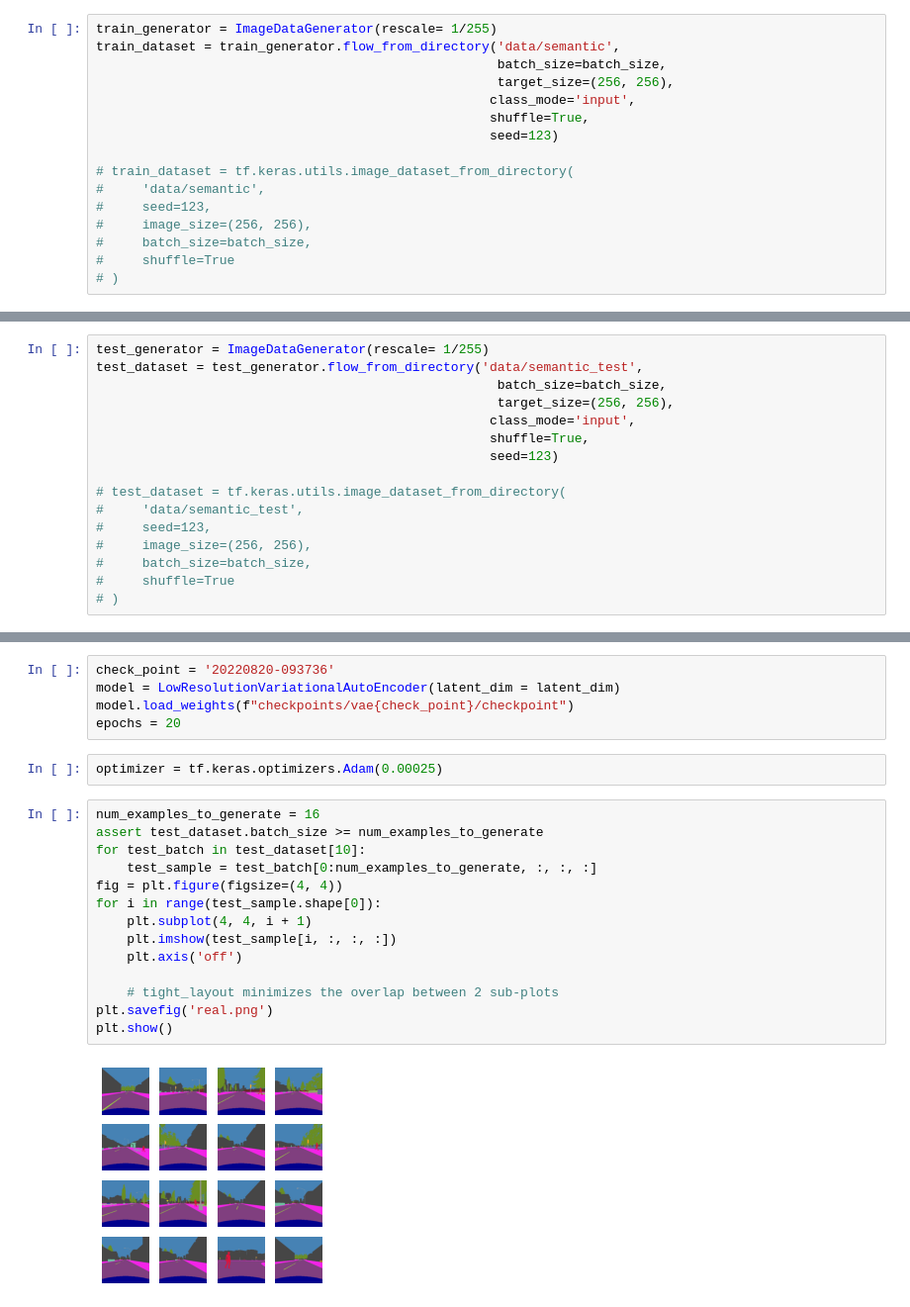
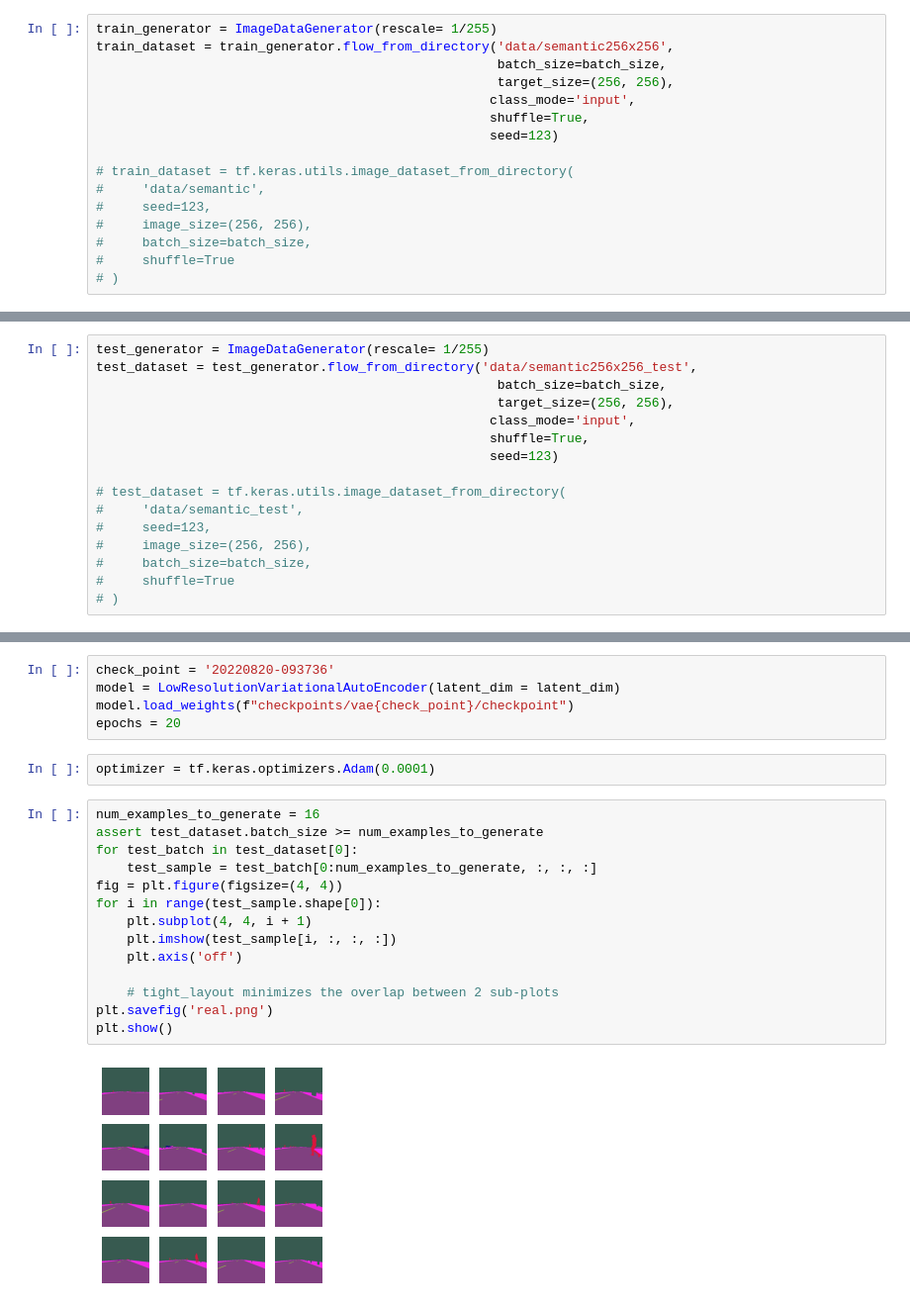
Before and after one commit to AlirezaAK2000/Bsc-Project, a Jupyter notebook: vae.ipynb, the cells around one changed output, grey strips where cells are left out. Shown: that part at 99% size. Saved outputs shown, nothing was run; the diff lists cells and outputs as text.

```diff
--- a/vae.ipynb
+++ b/vae.ipynb
@@ -7,7 +7,7 @@ from networks.vae import *
 batch_size = 32
 # %%
 train_generator = ImageDataGenerator(rescale= 1/255)
-train_dataset = train_generator.flow_from_directory('data/semantic',
+train_dataset = train_generator.flow_from_directory('data/semantic256x256',
                                                     batch_size=batch_size,
                                                     target_size=(256, 256),
                                                    class_mode='input',
@@ -26,6 +26,6 @@ Found 82774 images belonging to 1 classes.
 # %%
 test_generator = ImageDataGenerator(rescale= 1/255)
-test_dataset = test_generator.flow_from_directory('data/semantic_test',
+test_dataset = test_generator.flow_from_directory('data/semantic256x256_test',
                                                     batch_size=batch_size,
                                                     target_size=(256, 256),
                                                    class_mode='input',
@@ -158,23 +160,23 @@ model = LowResolutionVariationalAutoEncoder(latent_dim = latent_dim)
 model.load_weights(f"checkpoints/vae{check_point}/checkpoint")
 epochs = 20
 # %%
-optimizer = tf.keras.optimizers.Adam(0.00025)
+optimizer = tf.keras.optimizers.Adam(0.0001)
 # %%
 num_examples_to_generate = 16
 assert test_dataset.batch_size >= num_examples_to_generate
-for test_batch in test_dataset[10]:
+for test_batch in test_dataset[0]:
     test_sample = test_batch[0:num_examples_to_generate, :, :, :]
 fig = plt.figure(figsize=(4, 4))
 for i in range(test_sample.shape[0]):
     plt.subplot(4, 4, i + 1)
     plt.imshow(test_sample[i, :, :, :])
     plt.axis('off')
 
     # tight_layout minimizes the overlap between 2 sub-plots
 plt.savefig('real.png')
 plt.show()
 # %% [output]
-[figure, old version]
+[figure, new version]
 # %%
 losses = train_model(model,
                      train_dataset,
```
Also changed, not shown: parts of 7 cells of this notebook, 5 other files.
